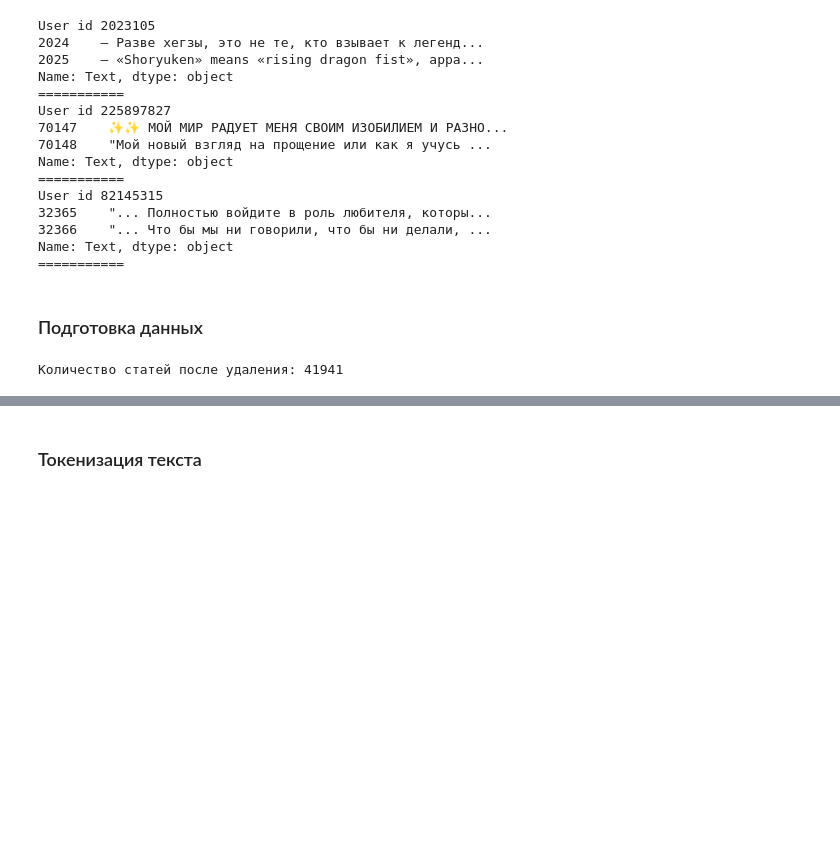
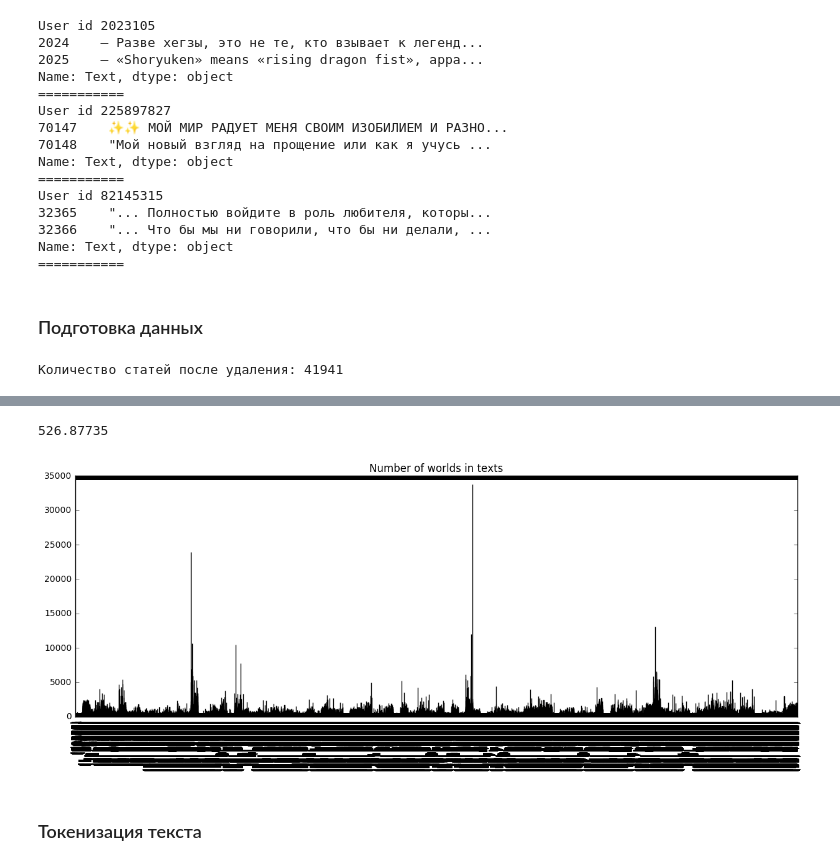
Before and after one commit to XATTABrus/DeterminationOfAuthors, a Jupyter notebook: DetectedAuthorVK.ipynb, the cells around one changed output, grey strips where cells are left out. Cells and saved outputs as stored; diff of their text form; code cells hidden in the pictures; blank space fills up the shorter version.

```diff
--- a/DetectedAuthorVK.ipynb
+++ b/DetectedAuthorVK.ipynb
@@ -184,0 +181,31 @@ data.head()
+# %%
+df = data
+samplesize = 20  #number of samples that you want
+sample_20 = df.groupby('Author', as_index=False).apply(lambda array: array.loc[np.random.choice(array.index, samplesize, False),:])
+numberOfword_20 = 1000
+
+samplesize = 40  #number of samples that you want
+sample_40 = df.groupby('Author', as_index=False).apply(lambda array: array.loc[np.random.choice(array.index, samplesize, False),:])
+numberOfword_20 = 1200
+
+samplesize = 60  #number of samples that you want
+sample_60 = df.groupby('Author', as_index=False).apply(lambda array: array.loc[np.random.choice(array.index, samplesize, False),:])
+numberOfword_20 = 1000
+
+samplesize = 80  #number of samples that you want
+sample_80 = df.groupby('Author', as_index=False).apply(lambda array: array.loc[np.random.choice(array.index, samplesize, False),:])
+
+samplesize = 100  #number of samples that you want
+sample_100 = df.groupby('Author', as_index=False).apply(lambda array: array.loc[np.random.choice(array.index, samplesize, False),:])
+
+
+samplesize = 130  #number of samples that you want
+sample_130 = df.groupby('Author', as_index=False).apply(lambda array: array.loc[np.random.choice(array.index, samplesize, False),:])
+
+
+samplesize = 160  #number of samples that you want
+sample_160 = df.groupby('Author', as_index=False).apply(lambda array: array.loc[np.random.choice(array.index, samplesize, False),:])
+
+
+samplesize = 200  #number of samples that you want
+sample_200 = df.groupby('Author', as_index=False).apply(lambda array: array.loc[np.random.choice(array.index, samplesize, False),:])
@@ -185,3 +214,11 @@ data.head()
+# %%
+np.mean(sample_200.CountWords)
+# %% [output]
+526.87735
+# %%
+sample_200.CountWords.plot(kind='bar', figsize=(15, 5), title="Number of worlds in texts");
+# %% [output]
+[figure, added]
 # %%
 # Перемешать набор данных и удалить index столбец
 data = data.sample(frac=1).reset_index(drop=True)
```
Also changed, not shown: parts of 19 cells of this notebook.
